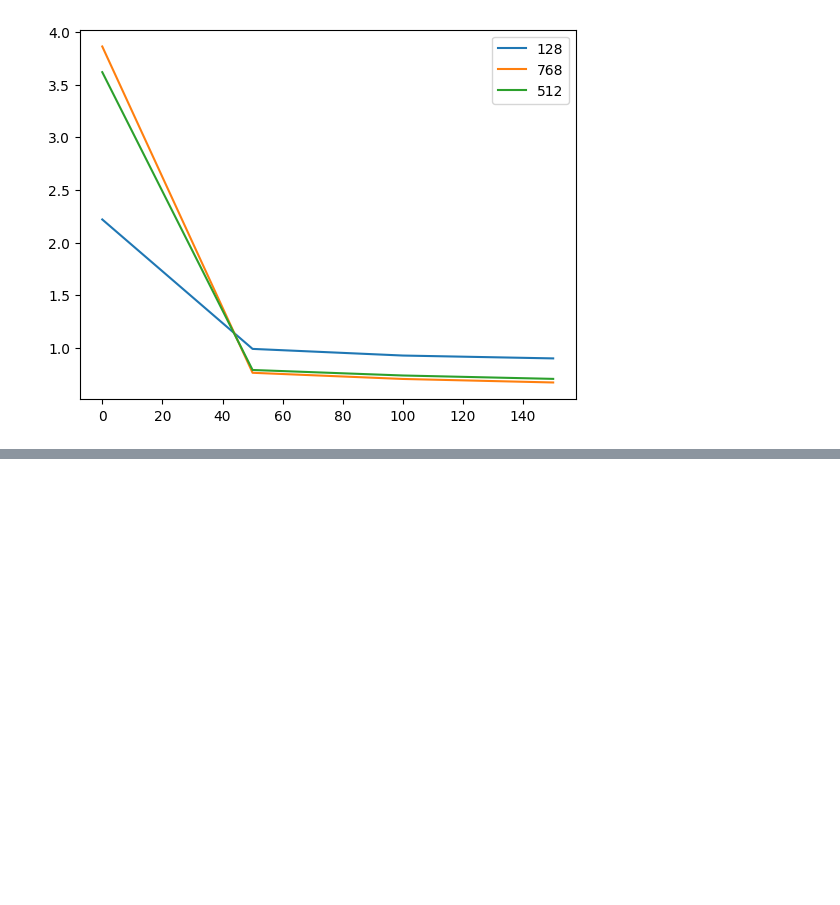
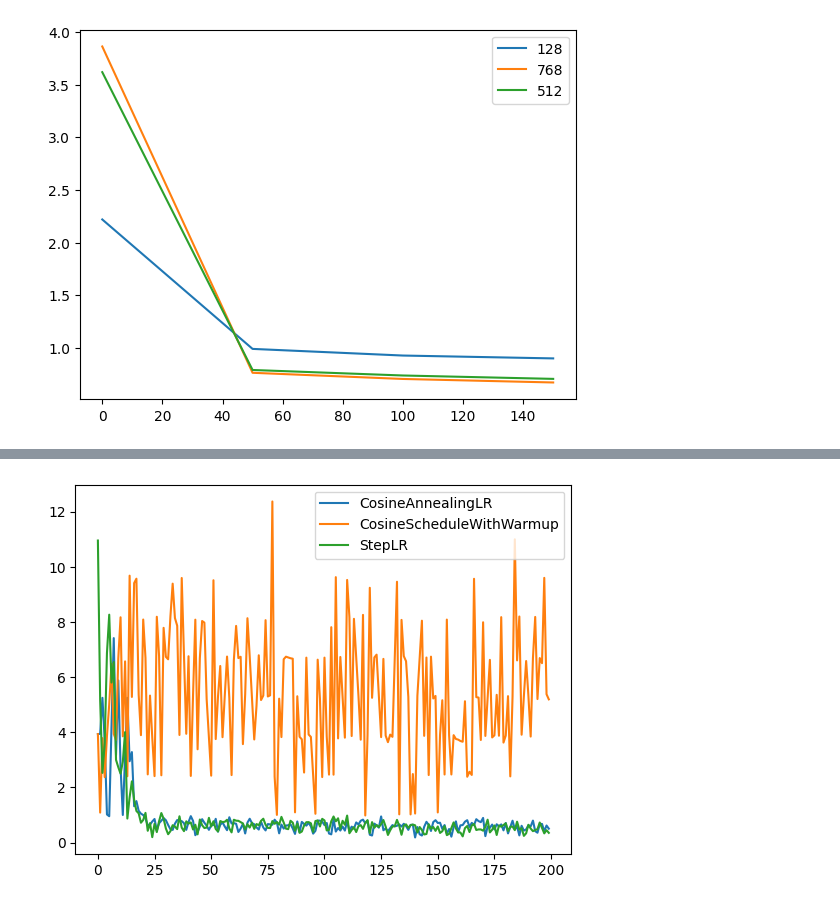
Before and after one commit to ljf441/tsllm, a Jupyter notebook: src/admin.ipynb, the cells around one changed output, grey strips where cells are left out. Drawn from its saved outputs; the diff is of its cells as text; code cells hidden in the pictures; blank space fills up the shorter version.

```diff
--- a/src/admin.ipynb
+++ b/src/admin.ipynb
@@ -163,0 +222,11 @@ plt.show()
+# %%
+all_train_loss = np.array(all_train_loss)
+all_val_loss = np.array(all_val_loss)
+# %%
+fig, ax = plt.subplots()
+for i in range(len(all_train_loss)):
+    ax.plot(all_train_loss[i, :, 1], all_train_loss[i, :, 0], label=f"{all_keys[i]}")
+plt.legend()
+plt.show()
+# %% [output]
+[figure, added]
```
Also changed, not shown: parts of 7 cells of this notebook, 6 other files.
